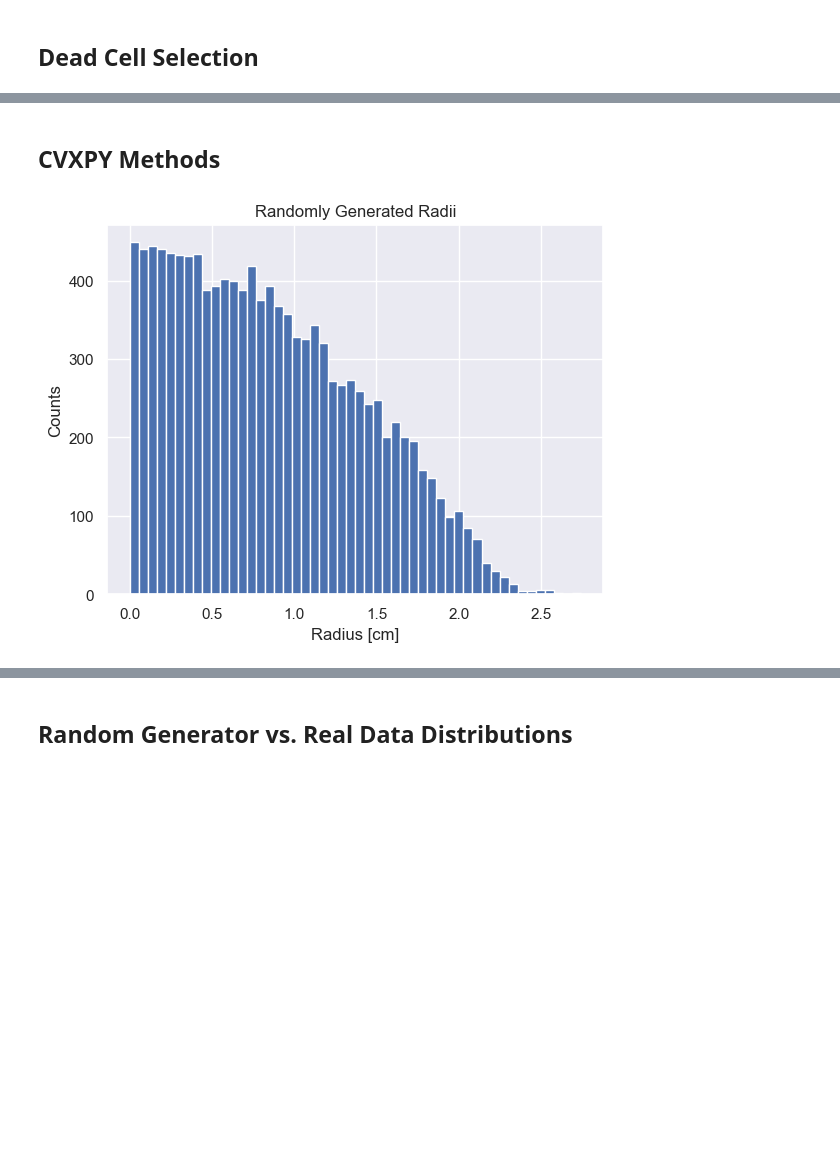
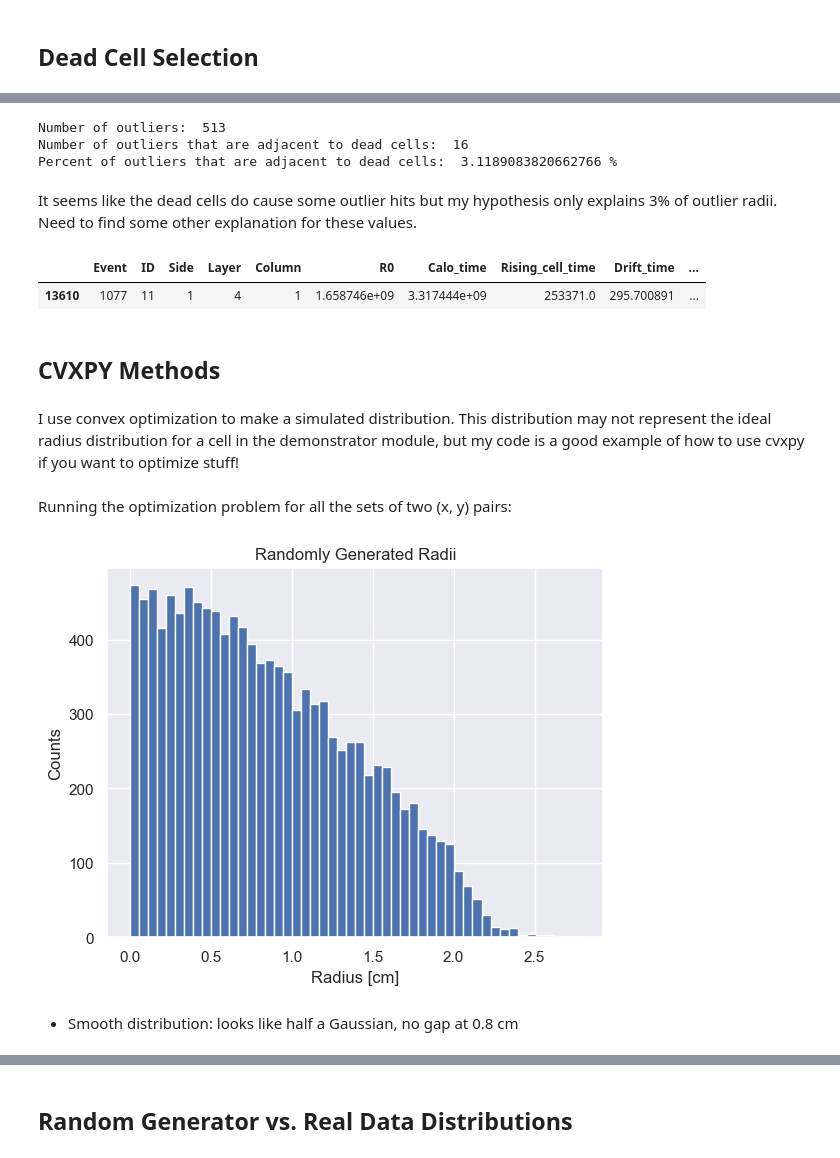
Before and after one commit to claireberschauer/MSc_Dissertation, a Jupyter notebook: Dissertation_Results_and_Analysis.ipynb, the cells around one changed output, grey strips where cells are left out. Saved outputs shown, nothing was run; the diff lists cells and outputs as text; code cells hidden in the pictures; blank space fills up the shorter version.

```diff
--- a/Dissertation_Results_and_Analysis.ipynb
+++ b/Dissertation_Results_and_Analysis.ipynb
@@ -277,3 +363,20 @@ plt.show()
+# %%
+print('Number of outliers: ', len(outlier_df.index))
+print('Number of outliers that are adjacent to dead cells: ', len(adj_outliers))
+print('Percent of outliers that are adjacent to dead cells: ', len(adj_outliers)/len(outlier_df.index)*100, '%')
+# %% [output]
+Number of outliers:  513
+Number of outliers that are adjacent to dead cells:  16
+Percent of outliers that are adjacent to dead cells:  3.1189083820662766 %
+# %% [markdown]
+It seems like the dead cells do cause some outlier hits but my hypothesis only explains 3% of outlier radii. Need to find some other explanation for these values.
+# %%
+ad.drift_df[ad.drift_df['Drift_time'] == max(ad.drift_df['Drift_time'])]
+# %% [output]
+|  | Event | ID | Side | Layer | Column | R0 | Calo_time | Rising_cell_time | Drift_time | ... |
+| 13610 | 1077 | 11 | 1 | 4 | 1 | 1.658746e+09 | 3.317444e+09 | 253371.0 | 295.700891 | ... |
 # %% [markdown]
 ## CVXPY Methods
+# %% [markdown]
+I use convex optimization to make a simulated distribution. This distribution may not represent the ideal radius distribution for a cell in the demonstrator module, but my code is a good example of how to use cvxpy if you want to optimize stuff!
 # %%
@@ -311,5 +417,7 @@ def twopoints_to_r(x1, x2, y1, y2):
 
     return X, Y
+# %% [markdown]
+Running the optimization problem for all the sets of two (x, y) pairs:
 # %%
 Rs = []
 
@@ -320,12 +428,14 @@ for n in np.arange(n_events):
 
     Rs.append(r)
 # %%
-random = plt.figure()
+random_df = plt.figure()
 plt.hist(Rs, bins=50)
 plt.title("Randomly Generated Radii")
 plt.ylabel("Counts")
 plt.xlabel("Radius [cm]")
 plt.show()
 # %% [output]
-[figure, old version]
+[figure, new version]
+# %% [markdown]
+- Smooth distribution: looks like half a Gaussian, no gap at 0.8 cm
 # %%
```
Also changed, not shown: parts of 36 cells of this notebook, 2 other files.
